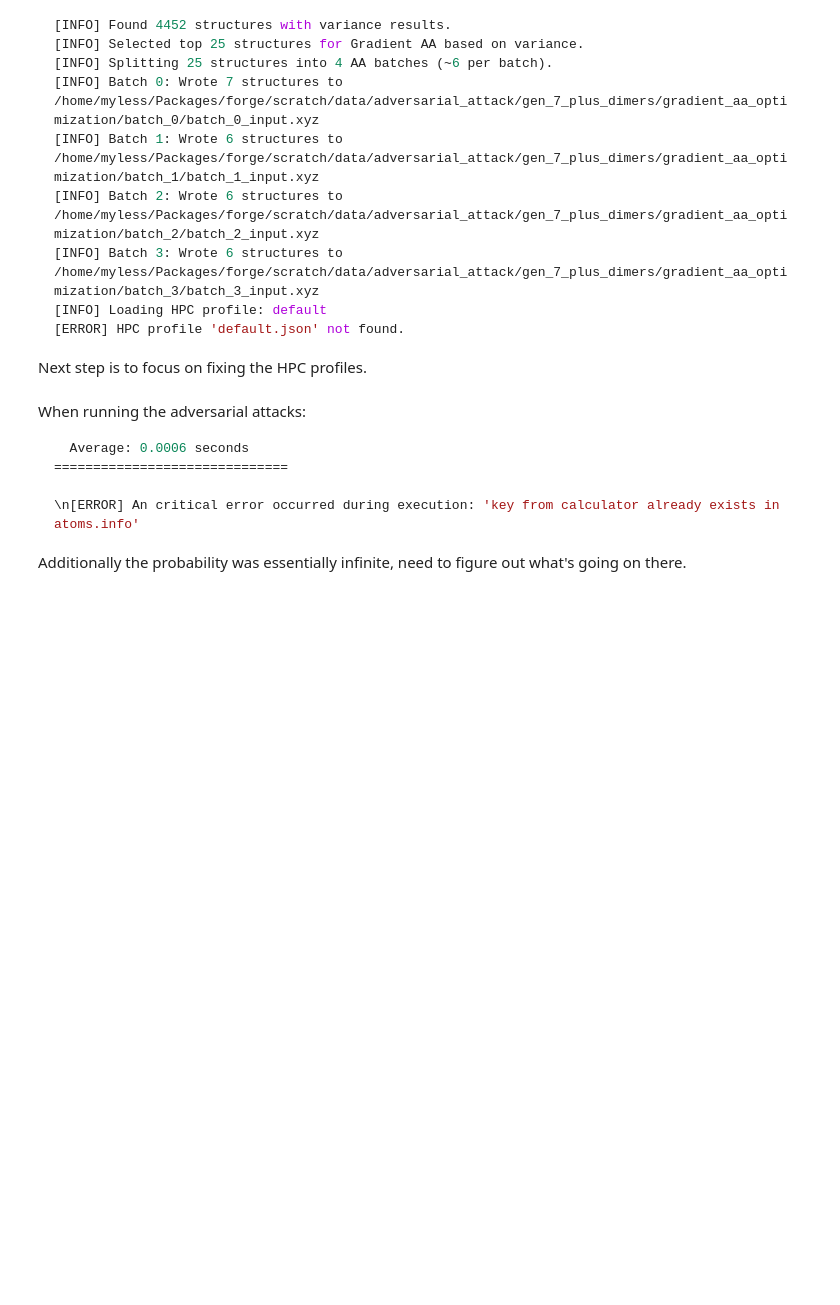
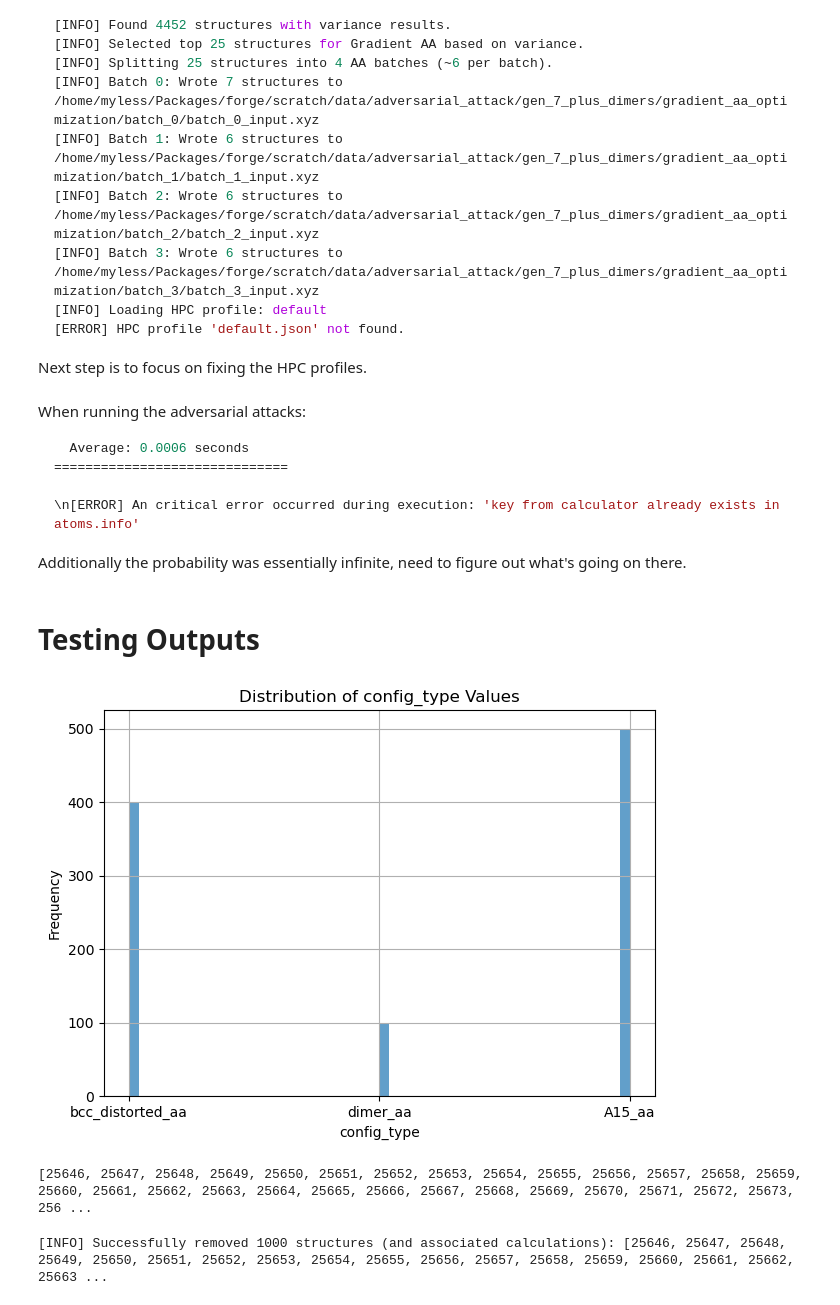
Before and after one commit to mstapelberg/forge, a Jupyter notebook: scratch/notebooks/scratch_adversarial_attack.ipynb, the cells around one changed output. Cells and saved outputs as stored; diff of their text form; code cells hidden in the pictures; blank space fills up the shorter version.

````diff
--- a/scratch/notebooks/scratch_adversarial_attack.ipynb
+++ b/scratch/notebooks/scratch_adversarial_attack.ipynb
@@ -95,3 +201,38 @@ When running the adversarial attacks:
 ```
 
 Additionally the probability was essentially infinite, need to figure out what's going on there.
+# %% [markdown]
+# Testing Outputs
+# %%
+from forge.core.database import DatabaseManager
+db_manager = DatabaseManager()
+
+gen_8_structures_ids = db_manager.find_structures_by_metadata(
+    metadata_filters={
+        'generation': '8'
+    }
+)
+# %%
+
+gen_8_structures = db_manager.get_batch_atoms_with_calculation(gen_8_structures_ids)
+# %%
+# create histogram of all the config_types
+config_types = [atoms.info['config_type'] for atoms in gen_8_structures]
+plt.hist(config_types, bins=50, alpha=0.7)
+plt.xlabel('config_type')
+plt.ylabel('Frequency')
+plt.title('Distribution of config_type Values')
+plt.grid(True)
+plt.tight_layout()
+# %% [output]
+[figure, added]
+# %%
+# remove all of the generation 8 structures from database
+
+print(gen_8_structures_ids)
+# %% [output]
+[25646, 25647, 25648, 25649, 25650, 25651, 25652, 25653, 25654, 25655, 25656, 25657, 25658, 25659, 25660, 25661, 25662, 25663, 25664, 25665, 25666, 25667, 25668, 25669, 25670, 25671, 25672, 25673, 256 ...
+# %%
+db_manager.remove_structures_batch(gen_8_structures_ids)
+# %% [output]
+[INFO] Successfully removed 1000 structures (and associated calculations): [25646, 25647, 25648, 25649, 25650, 25651, 25652, 25653, 25654, 25655, 25656, 25657, 25658, 25659, 25660, 25661, 25662, 25663 ...
````
Also changed, not shown: parts of 3 cells of this notebook.
